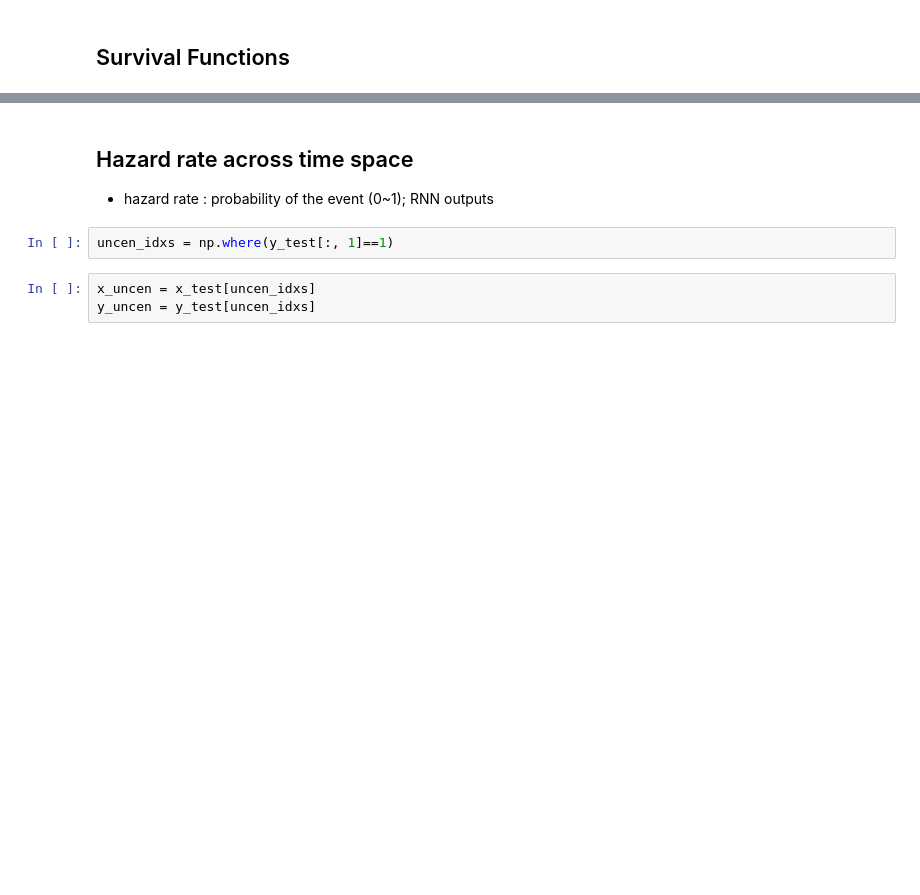
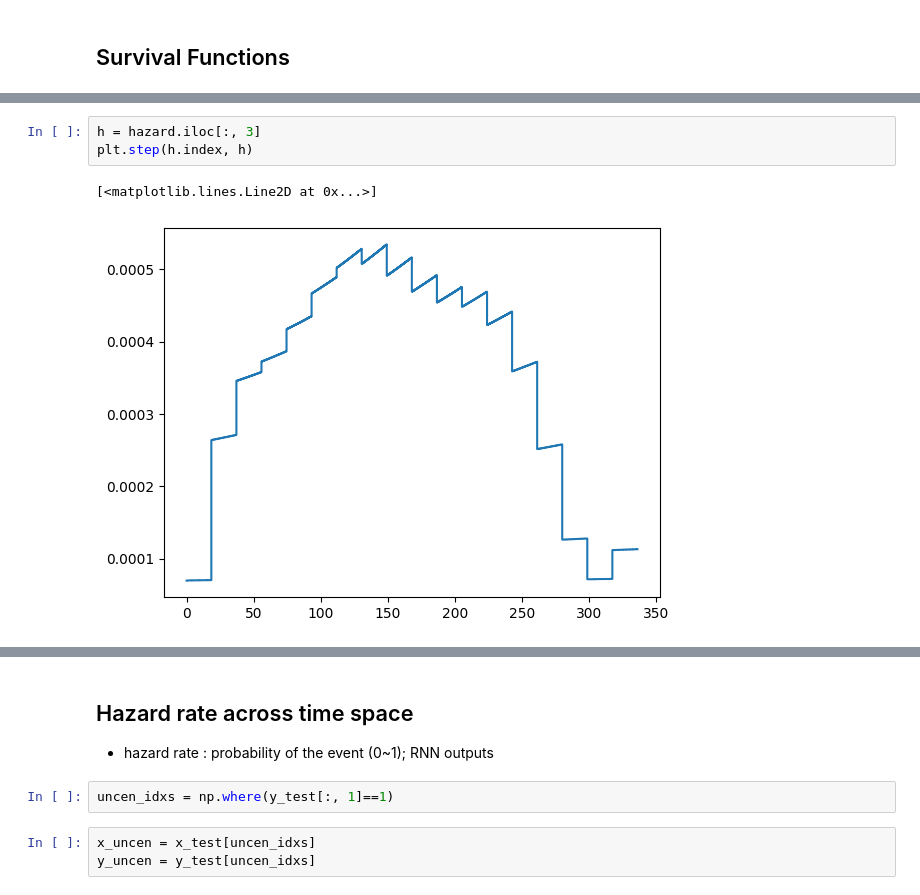
Before and after one commit to youhs4554/TRANS-TFI, a Jupyter notebook: experiments/result_analysis.ipynb, the cells around one changed output, grey strips where cells are left out. Saved outputs shown, nothing was run; the diff lists cells and outputs as text; blank space fills up the shorter version.

```diff
--- a/experiments/result_analysis.ipynb
+++ b/experiments/result_analysis.ipynb
@@ -66,0 +74,6 @@ array([[274.3666687 ,   0.        ],
+# %%
+h = hazard.iloc[:, 3]
+plt.step(h.index, h)
+# %% [output]
+[<matplotlib.lines.Line2D at 0x...>]
+[figure, added]
```
Also changed, not shown: parts of 12 cells of this notebook, 1 other file.
